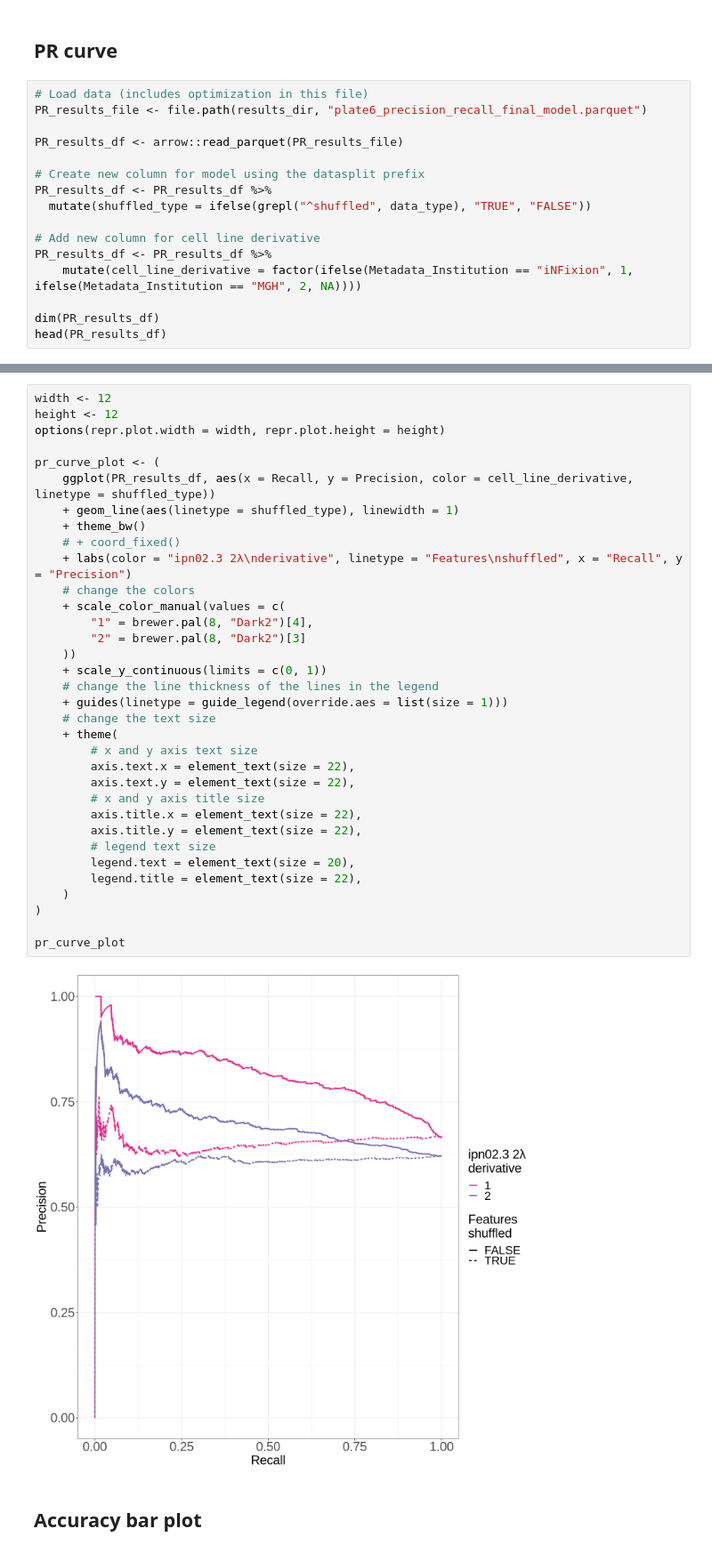
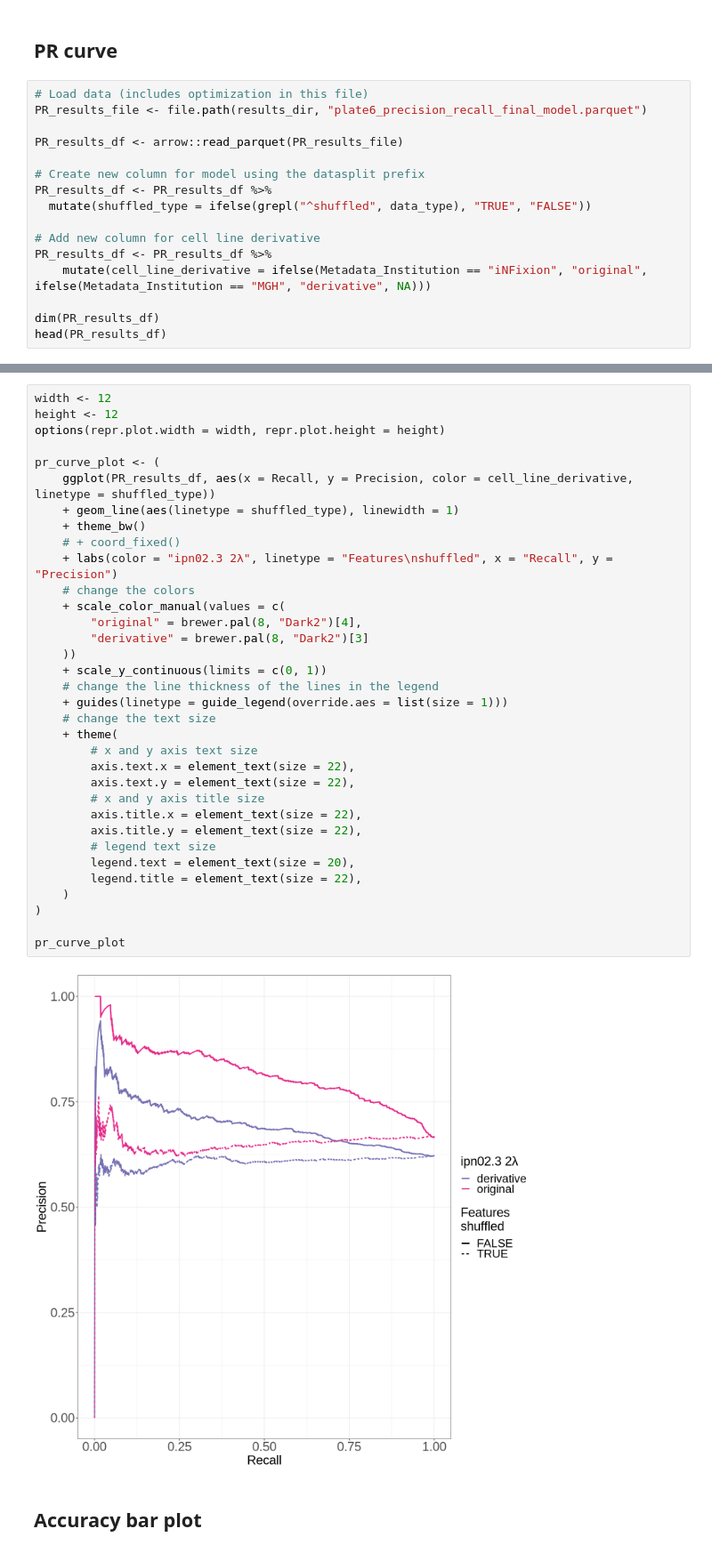
Before and after one commit to WayScience/nf1_schwann_cell_morphology_signature, a Jupyter notebook: 4.figures/main_figure_6/main_figure_6.ipynb, the cells around one changed output, grey strips where cells are left out. Shown at 89% size. Drawn from its saved outputs; the diff is of its cells as text.

```diff
--- a/4.figures/main_figure_6/main_figure_6.ipynb
+++ b/4.figures/main_figure_6/main_figure_6.ipynb
@@ -134,7 +135,7 @@ PR_results_df <- PR_results_df %>%
 
 # Add new column for cell line derivative
 PR_results_df <- PR_results_df %>%
-    mutate(cell_line_derivative = factor(ifelse(Metadata_Institution == "iNFixion", 1, ifelse(Metadata_Institution == "MGH", 2, NA))))
+    mutate(cell_line_derivative = ifelse(Metadata_Institution == "iNFixion", "original", ifelse(Metadata_Institution == "MGH", "derivative", NA)))
 
 dim(PR_results_df)
 head(PR_results_df)
@@ -154,37 +155,37 @@ width <- 12
 height <- 12
 options(repr.plot.width = width, repr.plot.height = height)
 
 pr_curve_plot <- (
     ggplot(PR_results_df, aes(x = Recall, y = Precision, color = cell_line_derivative, linetype = shuffled_type))
     + geom_line(aes(linetype = shuffled_type), linewidth = 1)
     + theme_bw()
     # + coord_fixed()
-    + labs(color = "ipn02.3 2λ\nderivative", linetype = "Features\nshuffled", x = "Recall", y = "Precision")
+    + labs(color = "ipn02.3 2λ", linetype = "Features\nshuffled", x = "Recall", y = "Precision")
     # change the colors
     + scale_color_manual(values = c(
-        "1" = brewer.pal(8, "Dark2")[4],
-        "2" = brewer.pal(8, "Dark2")[3]
+        "original" = brewer.pal(8, "Dark2")[4],
+        "derivative" = brewer.pal(8, "Dark2")[3]
     ))
     + scale_y_continuous(limits = c(0, 1))
     # change the line thickness of the lines in the legend
     + guides(linetype = guide_legend(override.aes = list(size = 1)))
     # change the text size
     + theme(
         # x and y axis text size
         axis.text.x = element_text(size = 22),
         axis.text.y = element_text(size = 22),
         # x and y axis title size
         axis.title.x = element_text(size = 22),
         axis.title.y = element_text(size = 22),
         # legend text size
         legend.text = element_text(size = 20),
         legend.title = element_text(size = 22),
     )
 )
 
 pr_curve_plot
 # %% [output]
-[figure, old version]
+[figure, new version]
 # %% [markdown]
 ## Accuracy bar plot
 # %%
```
Also changed, not shown: parts of 13 cells of this notebook, 2 other files.
